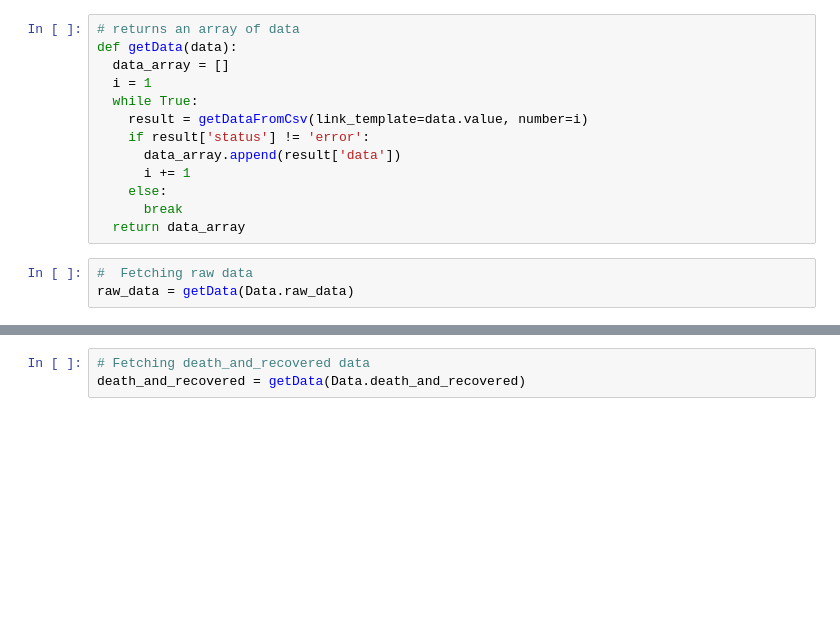
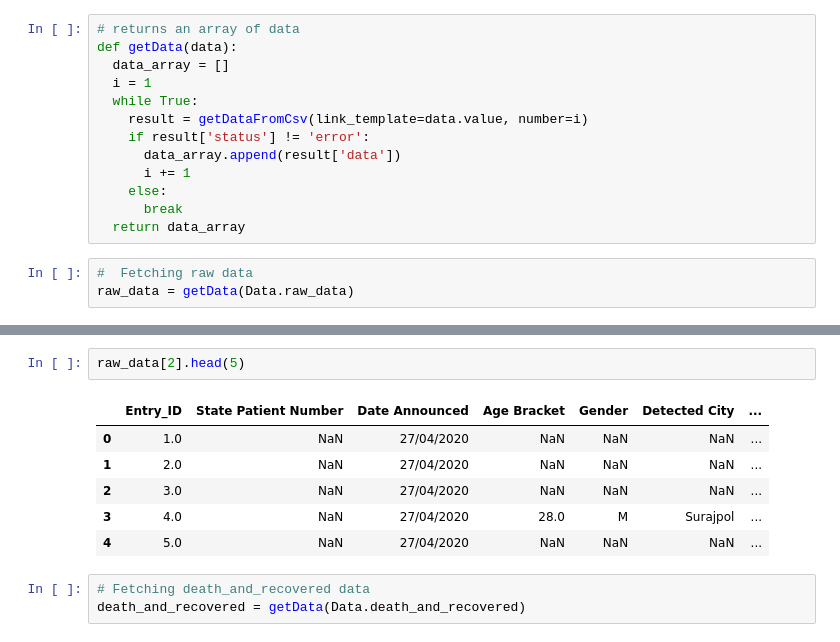
Before and after one commit to Covid-Analytics-India/covid19-analysis, a Jupyter notebook: SarthakTesting.ipynb, the cells around one changed output, grey strips where cells are left out. Drawn from its saved outputs; the diff is of its cells as text; blank space fills up the shorter version.

Commit message:
Analyzed structure of raw_datas

```diff
--- a/SarthakTesting.ipynb
+++ b/SarthakTesting.ipynb
@@ -87,3 +101,12 @@ raw_data[0]
+# %%
+raw_data[2].head(5)
+# %% [output]
+|  | Entry_ID | State Patient Number | Date Announced | Age Bracket | Gender | Detected City | ... |
+| 0 | 1.0 | NaN | 27/04/2020 | NaN | NaN | NaN | ... |
+| 1 | 2.0 | NaN | 27/04/2020 | NaN | NaN | NaN | ... |
+| 2 | 3.0 | NaN | 27/04/2020 | NaN | NaN | NaN | ... |
+| 3 | 4.0 | NaN | 27/04/2020 | 28.0 | M | Surajpol | ... |
+| 4 | 5.0 | NaN | 27/04/2020 | NaN | NaN | NaN | ... |
 # %%
 # Fetching death_and_recovered data
 death_and_recovered = getData(Data.death_and_recovered)
```
Also changed, not shown: parts of 3 cells of this notebook.
